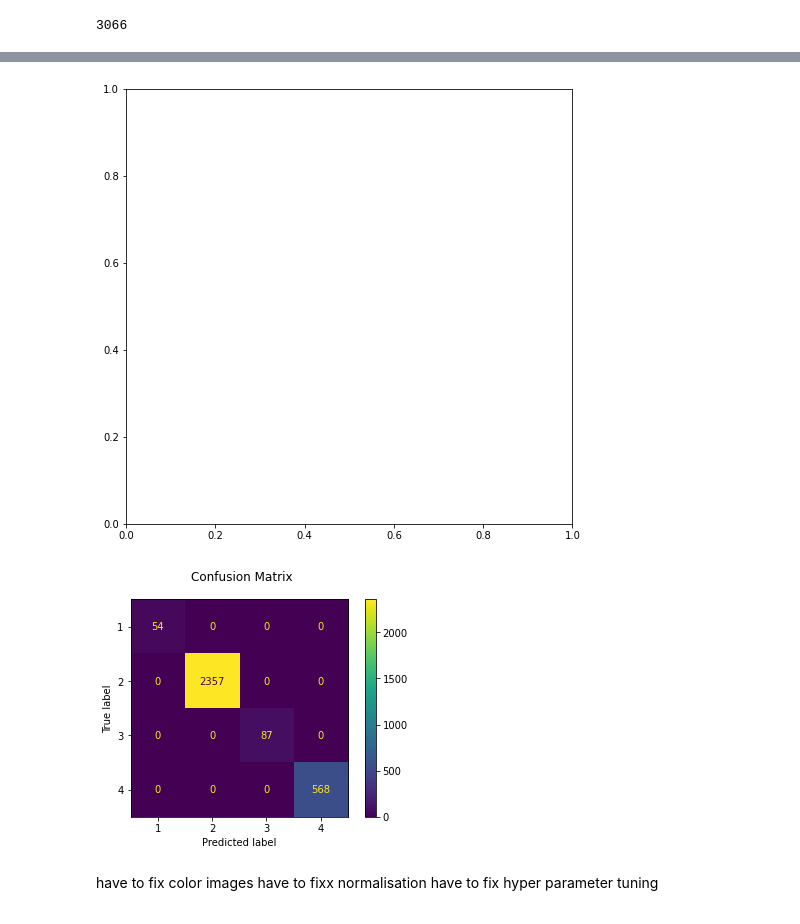
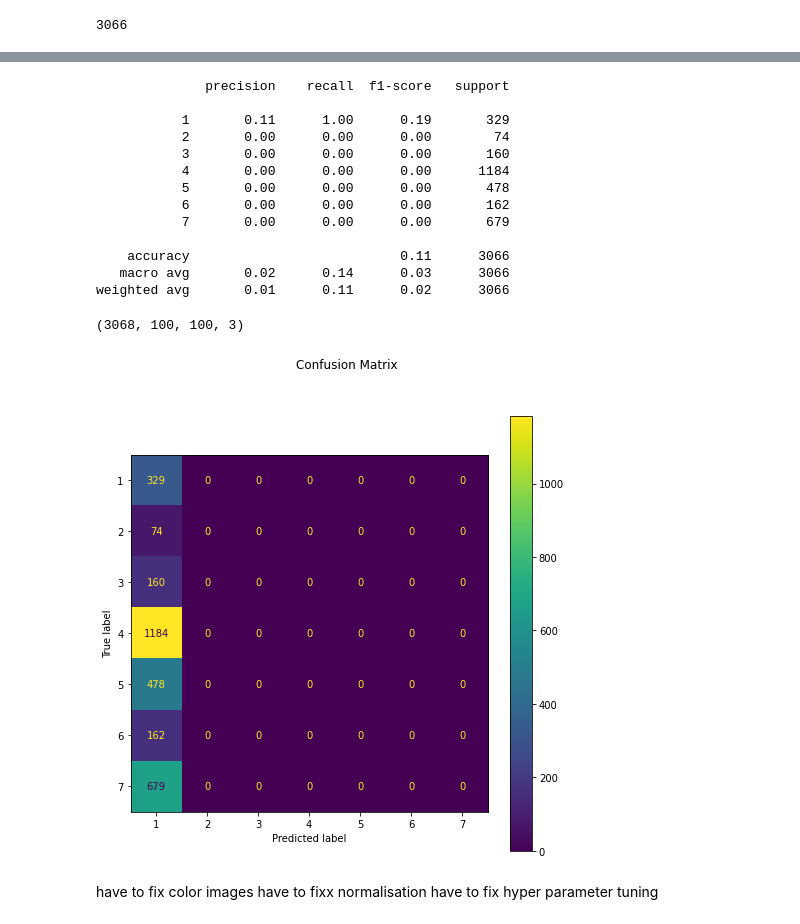
Before and after one commit to sonia1313/Face-Emotion-Recognition-Project, a Jupyter notebook: train_function.ipynb, the cells around one changed output, grey strips where cells are left out. Saved outputs shown, nothing was run; the diff lists cells and outputs as text; code cells hidden in the pictures.

```diff
--- a/train_function.ipynb
+++ b/train_function.ipynb
@@ -190,0 +239,28 @@ SVC(C=1.0, break_ties=False, cache_size=200, class_weight=None, coef0=0.0,
+# %%
+params_SVM = {
+    "C": scipy.stats.expon(scale=.01),
+    "gamma": scipy.stats.expon(scale=.01),
+    "kernel": ["rbf", "poly", "linear"],
+    "random_state": [1]
+}
+
+cv_method = RepeatedStratifiedKFold(n_splits=5,
+                                    n_repeats=3,
+                                    random_state=1)
+
+
+# gs_SVM = GridSearchCV(estimator=svm.SVC(),
+#                       param_grid=params_SVM,
+#                       cv=cv_method,
+#                       verbose=1,  # verbose: the higher, the more messages
+#                       scoring='accuracy',
+#                       return_train_score=True)
+
+rs_SVM = RandomizedSearchCV(estimator=svm.SVC(),
+                      param_distributions=params_SVM,
+                      cv=10,
+                      verbose=0,  # verbose: the higher, the more messages
+                      scoring='accuracy',
+                      return_train_score=True, n_iter = 10)
+# %%
+rs_SVM.fit(hist_array,y_train_sampled)
@@ -233,5 +338,11 @@ Counter({1: 329, 2: 74, 3: 160, 4: 1184, 5: 478, 6: 162, 7: 679})
 # %%
 hist_array, y_test = get_feature_descriptor(X_test, y_test)
+# %%
+# Create a classifier: a support vector classifier
+classifier = rs_SVM.best_estimator_
+
+# We learn the digits on the first half of the digits
+#classifier.fit(hist_array, y_train_list)
 # %%
 print(len(hist_array))
 # %% [output]
@@ -278,11 +389,33 @@ weighted avg       0.36      0.42      0.33      3066
+# %%
+print(metrics.classification_report(list(y_test), list(predicted)))
+# %% [output]
+              precision    recall  f1-score   support
+
+           1       0.11      1.00      0.19       329
+           2       0.00      0.00      0.00        74
+           3       0.00      0.00      0.00       160
+           4       0.00      0.00      0.00      1184
+           5       0.00      0.00      0.00       478
+           6       0.00      0.00      0.00       162
+           7       0.00      0.00      0.00       679
+
+    accuracy                           0.11      3066
+   macro avg       0.02      0.14      0.03      3066
+weighted avg       0.01      0.11      0.02      3066
+# %%
+y_test = np.array(y_test)
+y_test = y_test.reshape(-1,1)
+# %%
+X_test.shape
+# %% [output]
+(3068, 100, 100, 3)
 # %%
 fig, ax = plt.subplots(figsize=(8, 8))
-disp = metrics.plot_confusion_matrix(classifier, list(hist_array), list(predicted), values_format = 'd')
+disp = metrics.plot_confusion_matrix(classifier, list(hist_array),list( y_test), values_format = 'd', ax=ax)
 disp.figure_.suptitle("Confusion Matrix")
 plt.show()
 # %% [output]
-[figure, old version]
+[figure, new version]
-[figure, removed]
 # %% [markdown]
 have to fix color images
 have to fixx normalisation
```
Also changed, not shown: parts of 37 cells of this notebook.
